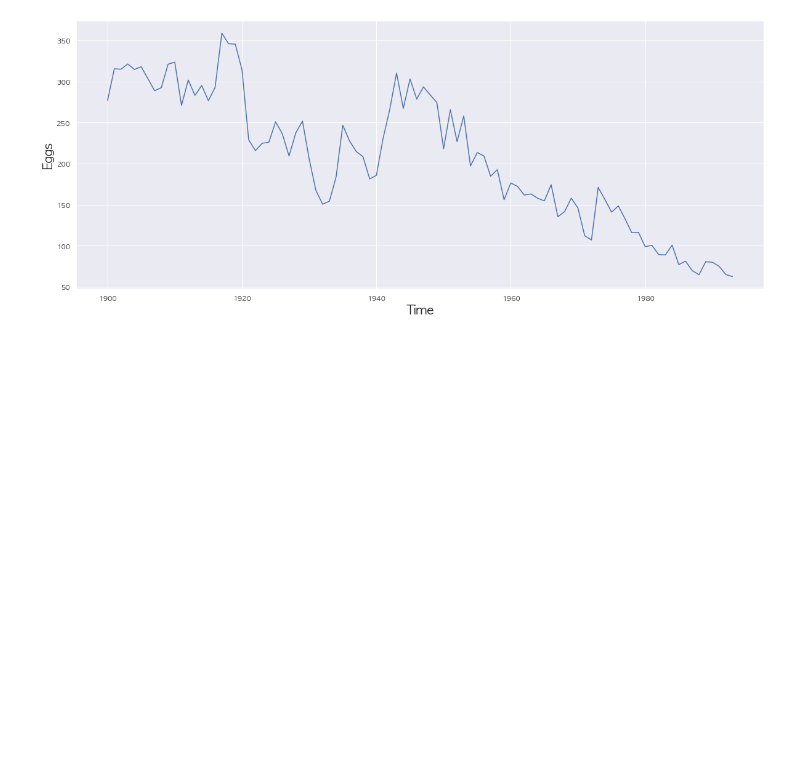
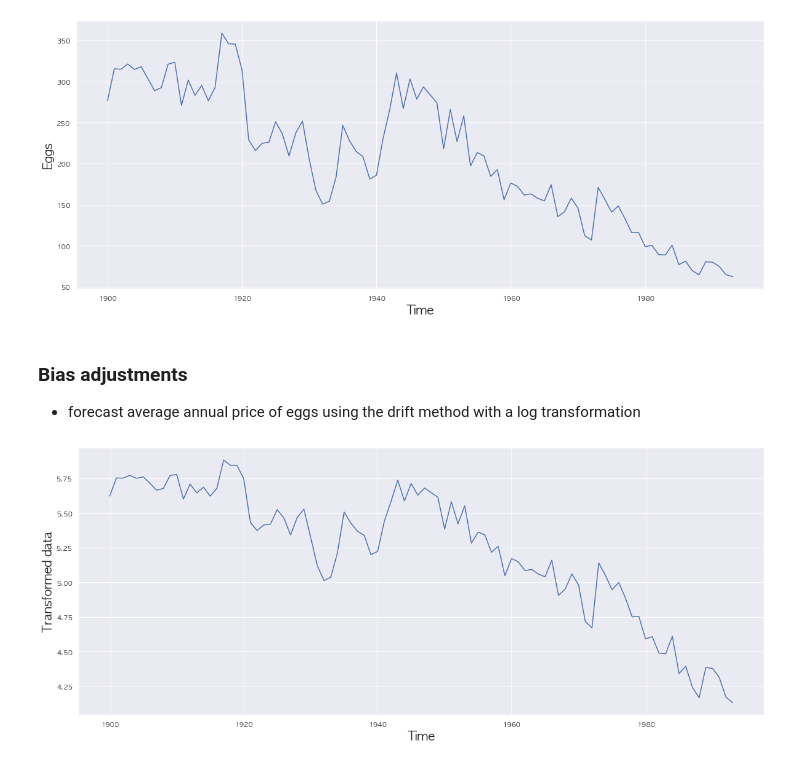
Before and after one commit to yunypark/fpp, a Jupyter notebook: sec3_2_Transformations_and_adjustments.ipynb, the cells around one changed output. Saved outputs shown, nothing was run; the diff lists cells and outputs as text; code cells hidden in the pictures; blank space fills up the shorter version.

Commit message:
Add egg price example

```diff
--- a/sec3_2_Transformations_and_adjustments.ipynb
+++ b/sec3_2_Transformations_and_adjustments.ipynb
@@ -150,26 +150,32 @@ elec
 | 1995-08-31 | 14457 | 44.115376 |
 476 rows × 2 columns
 # %%
-def boxcox(data, lam, inverse=False):
+def boxcox(data, lam):
     """
-    Box-Cox transformation function
+    Box-Cox transformation functione
     """
-    if inverse==False:
-        if lam == 0:
-            transf = np.log(data)
-        else:
-            transf = (np.power(data, lam) - 1 )/lam
+    if lam == 0:
+        transf = np.log(data)
     else:
-        if lam == 0:
-            transf = np.exp(data)
-        else:
-            transf = np.power((lam*data + 1),1/lam)
+        transf = (np.power(data, lam) - 1 )/lam
     return transf
 
+def iboxcox(data, lam):
+    """
+    Inverse Box-Cox transformation functione without bias
+    """
+    if lam == 0:
+        transf = np.exp(data)
+    else:
+        transf = np.power((lam*data + 1),1/lam)
+    return transf
+
+def iboxcox_bias(data, lam):
+    return
 
 lam = 0.2654
-elec['Transformed'] = boxcox(elec['value'], lam, inverse=False)
-elec['I-Transformed'] = boxcox(elec['Transformed'], lam, inverse=True)
+elec['Transformed'] = boxcox(elec['value'], lam)
+elec['I-Transformed'] = iboxcox(elec['Transformed'], lam)
 elec
 # %% [output]
 |  | value | Transformed | I-Transformed |
@@ -229,3 +235,16 @@ plt.show()
 | 1993 | 62.27 |
 94 rows × 1 columns
 [figure]
+# %% [markdown]
+### Bias adjustments
+
+- forecast average annual price of eggs using the drift method with a log transformation
+# %%
+eggs['Transformed'] = boxcox(eggs, 0)
+fig = plt.subplots(figsize=(20,8))
+plt.plot(eggs['Transformed'])
+plt.xlabel('Time', fontsize=20)
+plt.ylabel('Transformed data', fontsize=20)
+plt.show()
+# %% [output]
+[figure, added]
```
Also changed, not shown: parts of 7 cells of this notebook.
